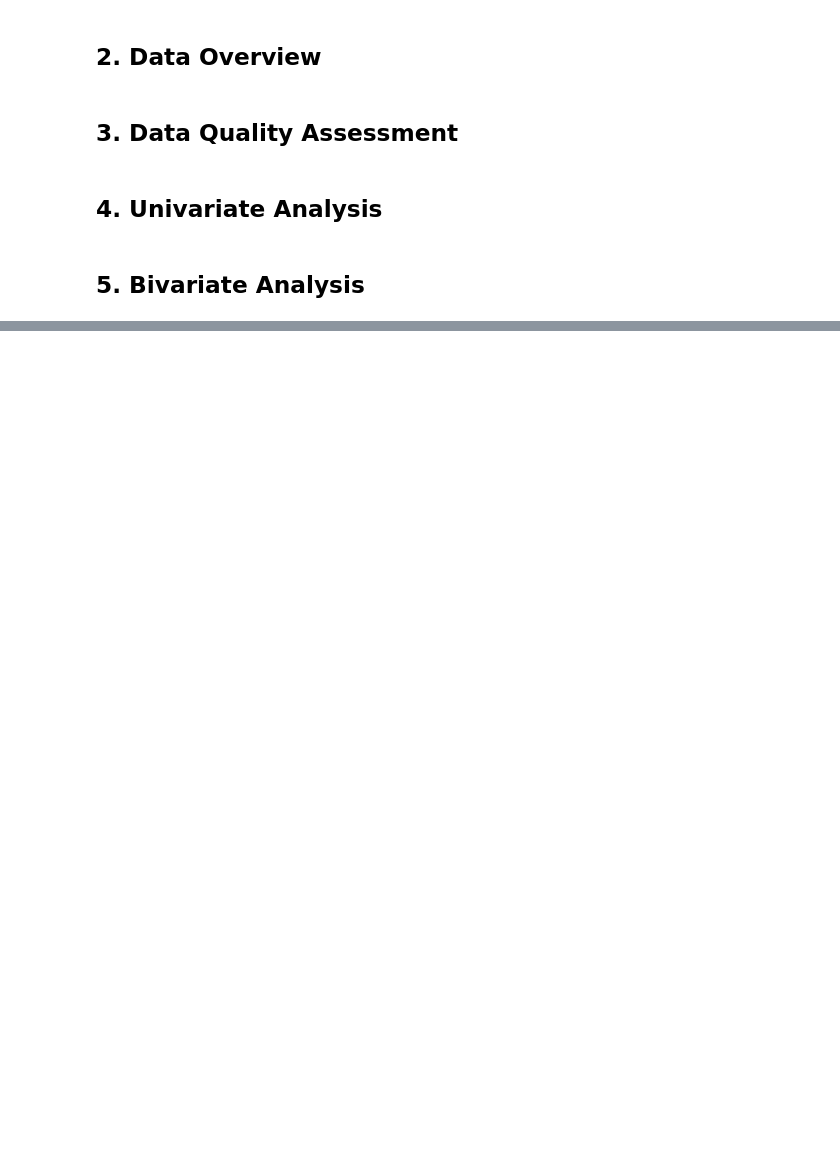
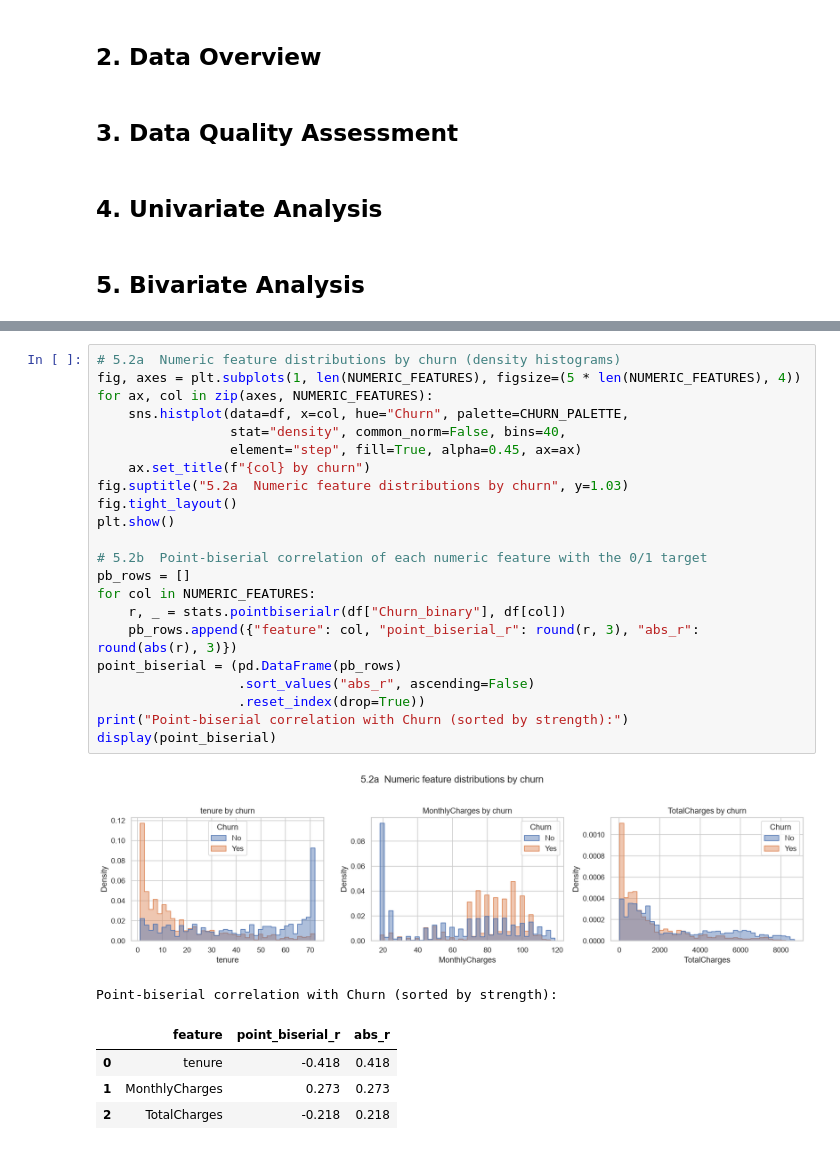
Before and after one commit to jasonheecs/snaic-week1-capstone, a Jupyter notebook: eda.ipynb, the cells around one changed output, grey strips where cells are left out. Saved outputs shown, nothing was run; the diff lists cells and outputs as text; blank space fills up the shorter version.

```diff
--- a/eda.ipynb
+++ b/eda.ipynb
@@ -29,0 +129,29 @@ Loaded 594194 rows and 21 columns from train.csv
+# %%
+# 5.2a  Numeric feature distributions by churn (density histograms)
+fig, axes = plt.subplots(1, len(NUMERIC_FEATURES), figsize=(5 * len(NUMERIC_FEATURES), 4))
+for ax, col in zip(axes, NUMERIC_FEATURES):
+    sns.histplot(data=df, x=col, hue="Churn", palette=CHURN_PALETTE,
+                 stat="density", common_norm=False, bins=40,
+                 element="step", fill=True, alpha=0.45, ax=ax)
+    ax.set_title(f"{col} by churn")
+fig.suptitle("5.2a  Numeric feature distributions by churn", y=1.03)
+fig.tight_layout()
+plt.show()
+
+# 5.2b  Point-biserial correlation of each numeric feature with the 0/1 target
+pb_rows = []
+for col in NUMERIC_FEATURES:
+    r, _ = stats.pointbiserialr(df["Churn_binary"], df[col])
+    pb_rows.append({"feature": col, "point_biserial_r": round(r, 3), "abs_r": round(abs(r), 3)})
+point_biserial = (pd.DataFrame(pb_rows)
+                  .sort_values("abs_r", ascending=False)
+                  .reset_index(drop=True))
+print("Point-biserial correlation with Churn (sorted by strength):")
+display(point_biserial)
+# %% [output]
+[figure, added]
+Point-biserial correlation with Churn (sorted by strength):
+|  | feature | point_biserial_r | abs_r |
+| 0 | tenure | -0.418 | 0.418 |
+| 1 | MonthlyCharges | 0.273 | 0.273 |
+| 2 | TotalCharges | -0.218 | 0.218 |
```
Also changed, not shown: parts of 17 cells of this notebook.
